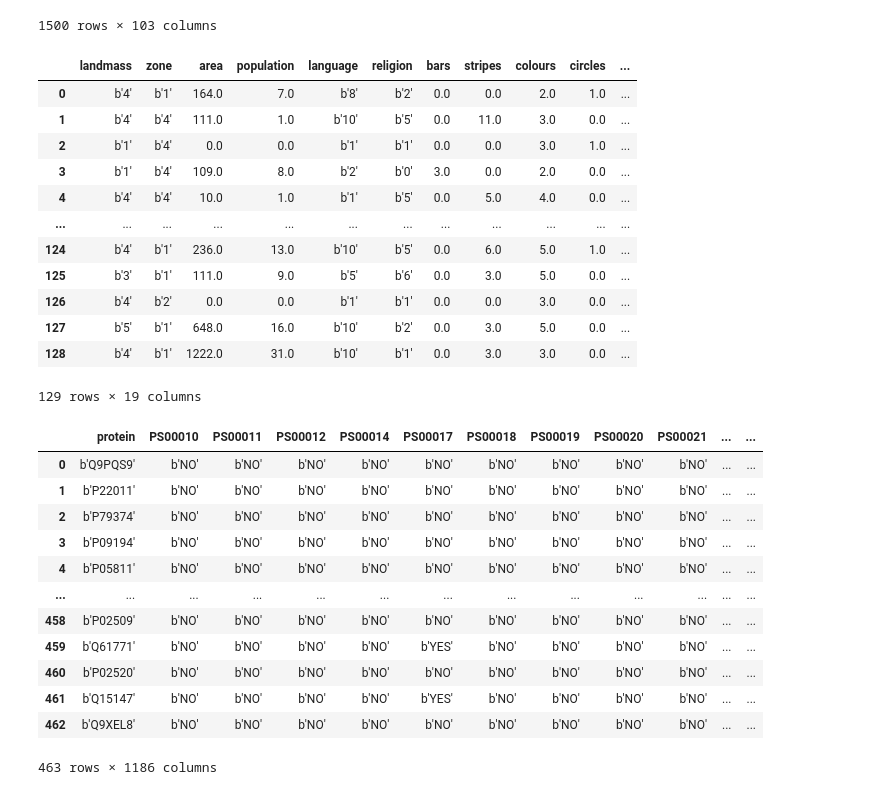
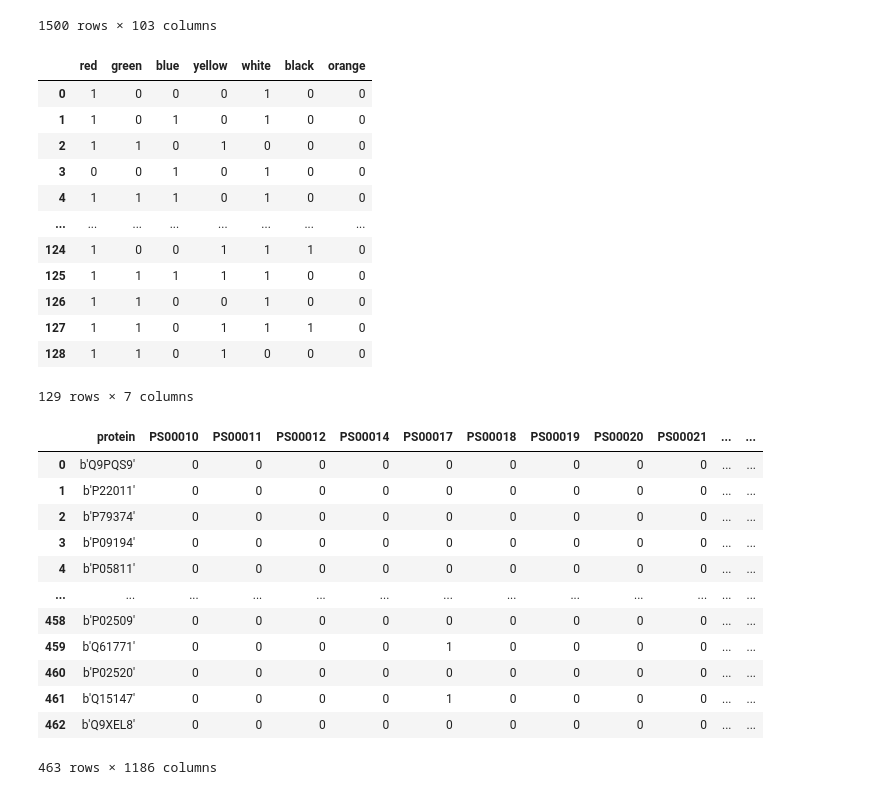
Before and after one commit to matheustmattioli/labelrizator-am2, a Jupyter notebook: solver_t1.ipynb, the cells around one changed output. Cells and saved outputs as stored; diff of their text form; code cells hidden in the pictures.

```diff
--- a/solver_t1.ipynb
+++ b/solver_t1.ipynb
@@ -72,7 +72,8 @@ for i in range(len(datasetsName)):
     data_test[i], meta_test[i] = scipy.io.arff.loadarff(f'datasets/{datasetsName[i][0]}/{datasetsName[i][0]}-test.arff')
     X_test[i] = pd.DataFrame(data_test[i])
 
-
+    X_test[i].replace([b'NO',b'YES',b'0',b'1'],[0,1,0,1], inplace=True)
+    X_train[i].replace([b'NO',b'YES',b'0',b'1'],[0,1,0,1], inplace=True)
 
     # # Separando o Y do treino
     Y_train[i] = X_train[i].iloc[:,-datasetsName[i][1]:]
@@ -116,38 +117,38 @@ X_train[1]
 | 1499 | -0.171578 | -0.066536 | 0.168206 | 0.246831 | 0.079555 | 0.016528 | -0.088908 | -0.212926 | -0.280230 | -0.187064 | ... | ... |
 1500 rows × 103 columns
 # %%
-X_train[2]
-# Y_train[2]
+#X_train[2]
+Y_train[2]
 # %% [output]
-|  | landmass | zone | area | population | language | religion | bars | stripes | colours | circles | ... |
-| 0 | b'4' | b'1' | 164.0 | 7.0 | b'8' | b'2' | 0.0 | 0.0 | 2.0 | 1.0 | ... |
-| 1 | b'4' | b'4' | 111.0 | 1.0 | b'10' | b'5' | 0.0 | 11.0 | 3.0 | 0.0 | ... |
-| 2 | b'1' | b'4' | 0.0 | 0.0 | b'1' | b'1' | 0.0 | 0.0 | 3.0 | 1.0 | ... |
-| 3 | b'1' | b'4' | 109.0 | 8.0 | b'2' | b'0' | 3.0 | 0.0 | 2.0 | 0.0 | ... |
-| 4 | b'4' | b'4' | 10.0 | 1.0 | b'1' | b'5' | 0.0 | 5.0 | 4.0 | 0.0 | ... |
-| ... | ... | ... | ... | ... | ... | ... | ... | ... | ... | ... | ... |
-| 124 | b'4' | b'1' | 236.0 | 13.0 | b'10' | b'5' | 0.0 | 6.0 | 5.0 | 1.0 | ... |
-| 125 | b'3' | b'1' | 111.0 | 9.0 | b'5' | b'6' | 0.0 | 3.0 | 5.0 | 0.0 | ... |
-| 126 | b'4' | b'2' | 0.0 | 0.0 | b'1' | b'1' | 0.0 | 0.0 | 3.0 | 0.0 | ... |
-| 127 | b'5' | b'1' | 648.0 | 16.0 | b'10' | b'2' | 0.0 | 3.0 | 5.0 | 0.0 | ... |
-| 128 | b'4' | b'1' | 1222.0 | 31.0 | b'10' | b'1' | 0.0 | 3.0 | 3.0 | 0.0 | ... |
+|  | red | green | blue | yellow | white | black | orange |
+| 0 | 1 | 0 | 0 | 0 | 1 | 0 | 0 |
+| 1 | 1 | 0 | 1 | 0 | 1 | 0 | 0 |
+| 2 | 1 | 1 | 0 | 1 | 0 | 0 | 0 |
+| 3 | 0 | 0 | 1 | 0 | 1 | 0 | 0 |
+| 4 | 1 | 1 | 1 | 0 | 1 | 0 | 0 |
+| ... | ... | ... | ... | ... | ... | ... | ... |
+| 124 | 1 | 0 | 0 | 1 | 1 | 1 | 0 |
+| 125 | 1 | 1 | 1 | 1 | 1 | 0 | 0 |
+| 126 | 1 | 1 | 0 | 0 | 1 | 0 | 0 |
+| 127 | 1 | 1 | 0 | 1 | 1 | 1 | 0 |
+| 128 | 1 | 1 | 0 | 1 | 0 | 0 | 0 |
-129 rows × 19 columns
+129 rows × 7 columns
 # %%
 X_train[3]
 # Y_train[3]
 # %% [output]
 |  | protein | PS00010 | PS00011 | PS00012 | PS00014 | PS00017 | PS00018 | PS00019 | PS00020 | PS00021 | ... | ... |
-| 0 | b'Q9PQS9' | b'NO' | b'NO' | b'NO' | b'NO' | b'NO' | b'NO' | b'NO' | b'NO' | b'NO' | ... | ... |
-| 1 | b'P22011' | b'NO' | b'NO' | b'NO' | b'NO' | b'NO' | b'NO' | b'NO' | b'NO' | b'NO' | ... | ... |
-| 2 | b'P79374' | b'NO' | b'NO' | b'NO' | b'NO' | b'NO' | b'NO' | b'NO' | b'NO' | b'NO' | ... | ... |
-| 3 | b'P09194' | b'NO' | b'NO' | b'NO' | b'NO' | b'NO' | b'NO' | b'NO' | b'NO' | b'NO' | ... | ... |
-| 4 | b'P05811' | b'NO' | b'NO' | b'NO' | b'NO' | b'NO' | b'NO' | b'NO' | b'NO' | b'NO' | ... | ... |
+| 0 | b'Q9PQS9' | 0 | 0 | 0 | 0 | 0 | 0 | 0 | 0 | 0 | ... | ... |
+| 1 | b'P22011' | 0 | 0 | 0 | 0 | 0 | 0 | 0 | 0 | 0 | ... | ... |
+| 2 | b'P79374' | 0 | 0 | 0 | 0 | 0 | 0 | 0 | 0 | 0 | ... | ... |
+| 3 | b'P09194' | 0 | 0 | 0 | 0 | 0 | 0 | 0 | 0 | 0 | ... | ... |
+| 4 | b'P05811' | 0 | 0 | 0 | 0 | 0 | 0 | 0 | 0 | 0 | ... | ... |
 | ... | ... | ... | ... | ... | ... | ... | ... | ... | ... | ... | ... | ... |
-| 458 | b'P02509' | b'NO' | b'NO' | b'NO' | b'NO' | b'NO' | b'NO' | b'NO' | b'NO' | b'NO' | ... | ... |
-| 459 | b'Q61771' | b'NO' | b'NO' | b'NO' | b'NO' | b'YES' | b'NO' | b'NO' | b'NO' | b'NO' | ... | ... |
-| 460 | b'P02520' | b'NO' | b'NO' | b'NO' | b'NO' | b'NO' | b'NO' | b'NO' | b'NO' | b'NO' | ... | ... |
-| 461 | b'Q15147' | b'NO' | b'NO' | b'NO' | b'NO' | b'YES' | b'NO' | b'NO' | b'NO' | b'NO' | ... | ... |
-| 462 | b'Q9XEL8' | b'NO' | b'NO' | b'NO' | b'NO' | b'NO' | b'NO' | b'NO' | b'NO' | b'NO' | ... | ... |
+| 458 | b'P02509' | 0 | 0 | 0 | 0 | 0 | 0 | 0 | 0 | 0 | ... | ... |
+| 459 | b'Q61771' | 0 | 0 | 0 | 0 | 1 | 0 | 0 | 0 | 0 | ... | ... |
+| 460 | b'P02520' | 0 | 0 | 0 | 0 | 0 | 0 | 0 | 0 | 0 | ... | ... |
+| 461 | b'Q15147' | 0 | 0 | 0 | 0 | 1 | 0 | 0 | 0 | 0 | ... | ... |
+| 462 | b'Q9XEL8' | 0 | 0 | 0 | 0 | 0 | 0 | 0 | 0 | 0 | ... | ... |
 463 rows × 1186 columns
 # %%
 X_train[4]
```
Also changed, not shown: parts of 1 cell of this notebook, 3 other files.
